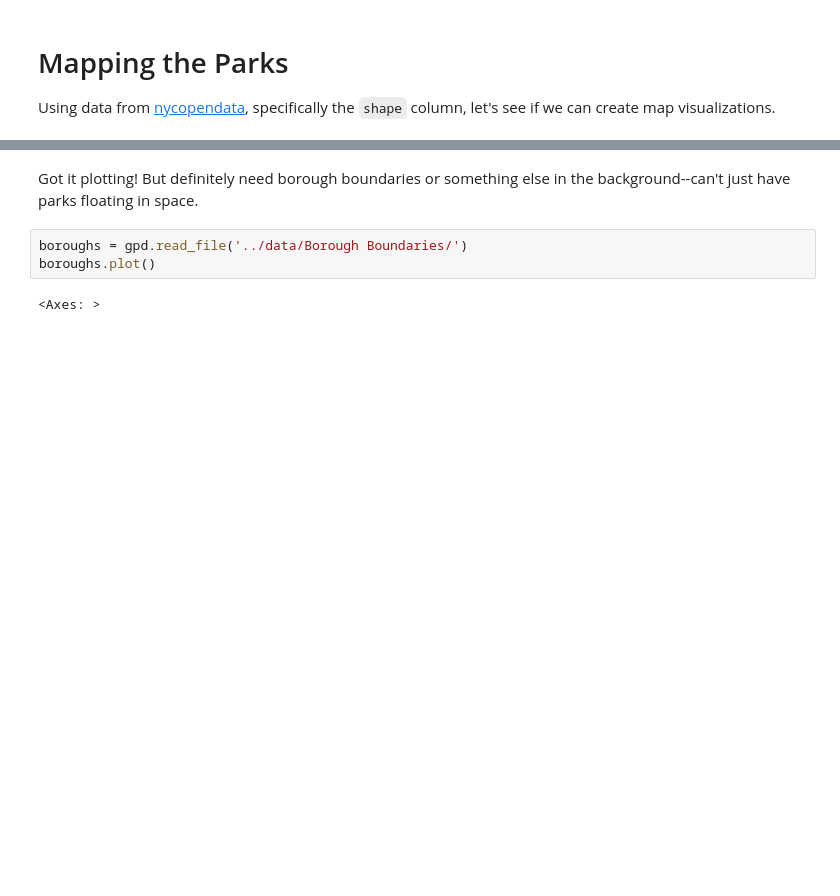
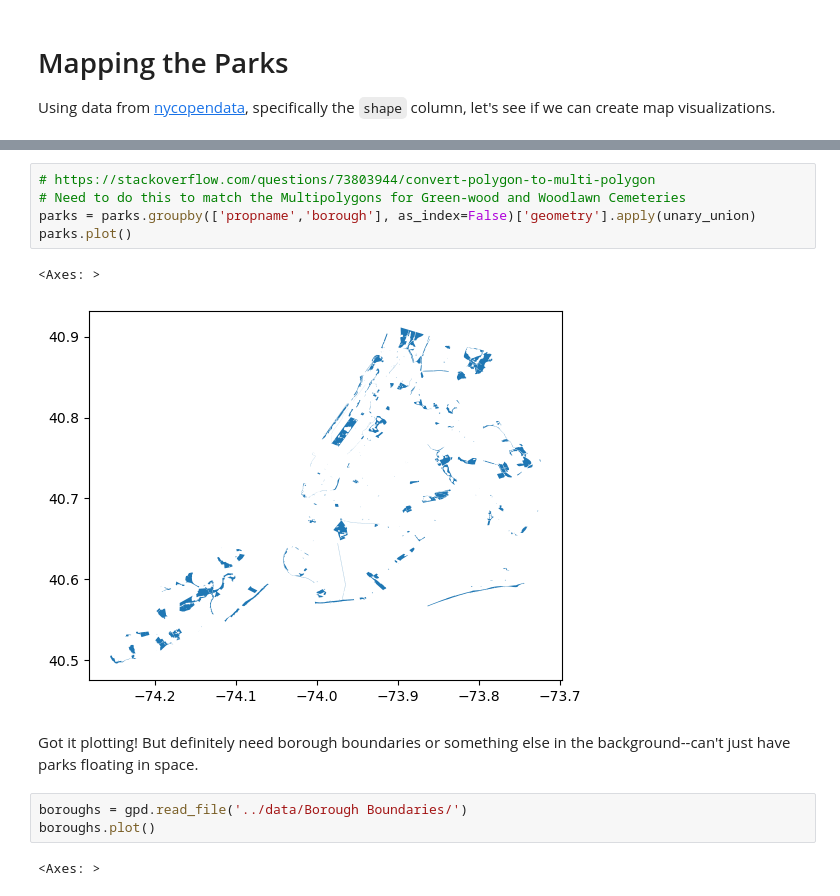
Before and after one commit to newyorkmyc/walks-list, a Jupyter notebook: mapping.ipynb, the cells around one changed output, grey strips where cells are left out. Cells and saved outputs as stored; diff of their text form; blank space fills up the shorter version.

```diff
--- a/mapping.ipynb
+++ b/mapping.ipynb
@@ -36,6 +38,14 @@ parks.plot()
 # %% [output]
 <Axes: >
 [figure]
+# %%
+# https://stackoverflow.com/questions/73803944/convert-polygon-to-multi-polygon
+# Need to do this to match the Multipolygons for Green-wood and Woodlawn Cemeteries
+parks = parks.groupby(['propname','borough'], as_index=False)['geometry'].apply(unary_union)
+parks.plot()
+# %% [output]
+<Axes: >
+[figure, added]
 # %% [markdown]
 Got it plotting! But definitely need borough boundaries or something else in the background--can't just have parks floating in space.
 # %%
```
Also changed, not shown: parts of 14 cells of this notebook, 1 other file.
